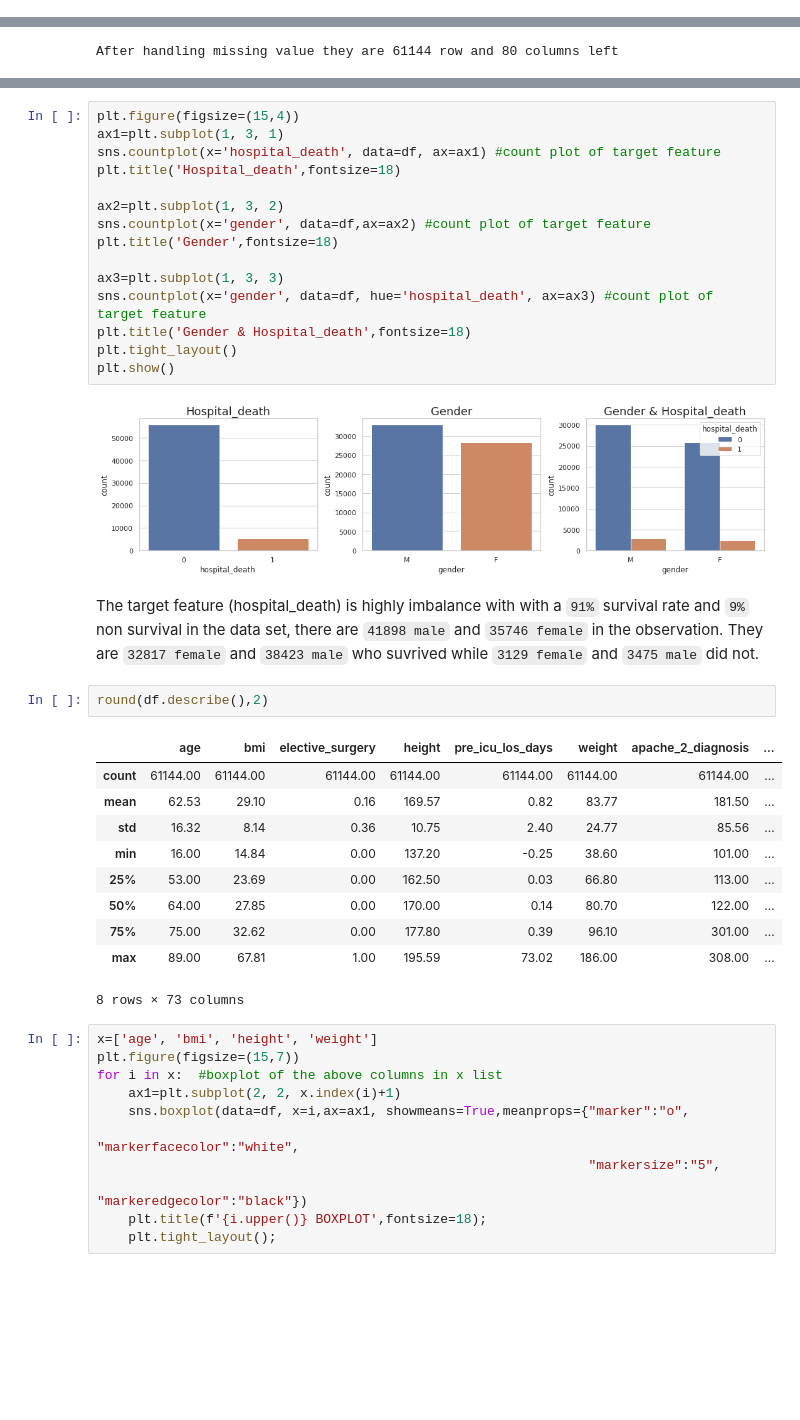
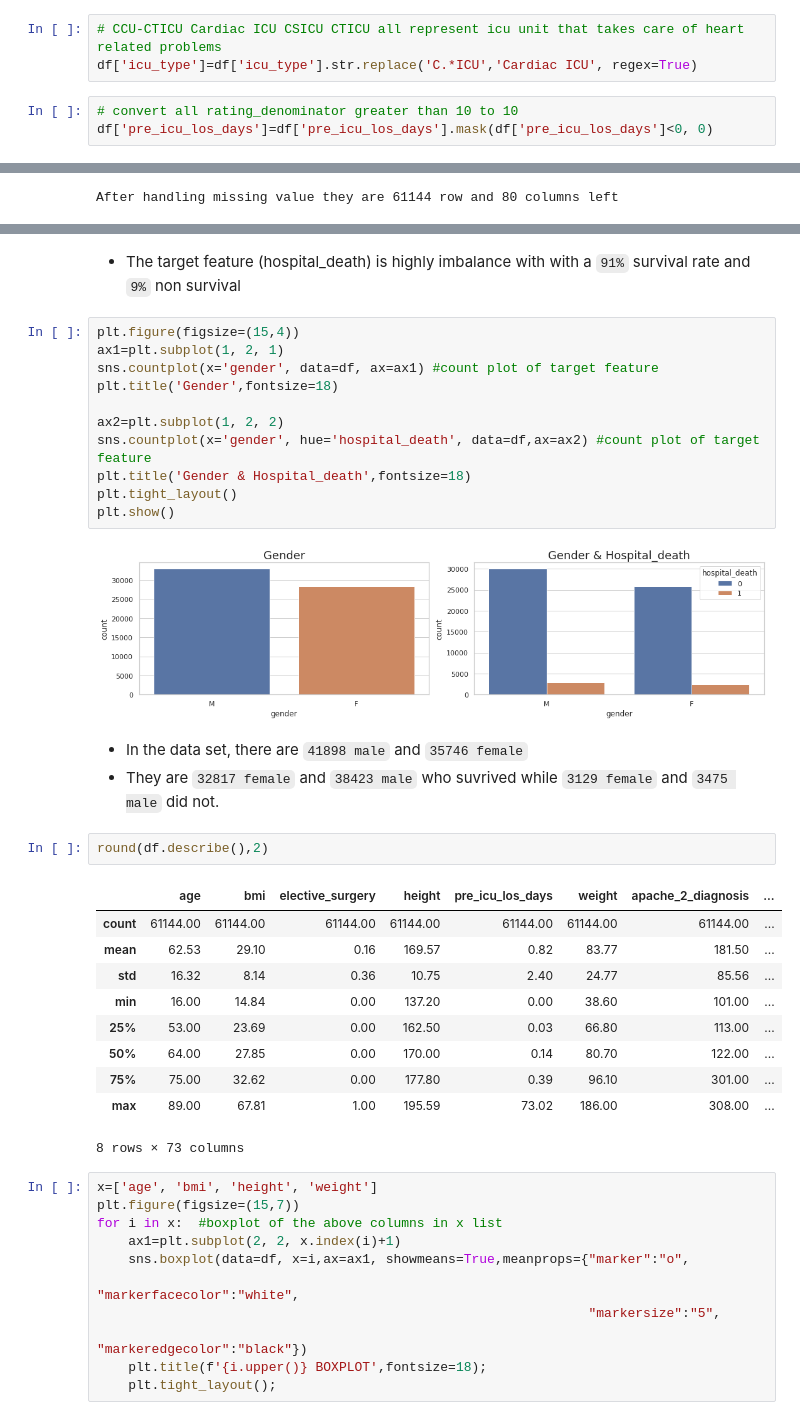
Before and after one commit to Sachimugu/ICU-survival, a Jupyter notebook: Notebook/1_Data_Wranglin_and_Analysis.ipynb, the cells around one changed output, grey strips where cells are left out. Cells and saved outputs as stored; diff of their text form; blank space fills up the shorter version.

````diff
--- a/Notebook/1_Data_Wranglin_and_Analysis.ipynb
+++ b/Notebook/1_Data_Wranglin_and_Analysis.ipynb
@@ -115,6 +115,12 @@ for i in columns:
 columns=['age','bmi','height','weight','resprate_apache','map_apache','d1_diasbp_noninvasive_max']
 for i in columns:
     df[i]=df[i].fillna(round(df[i].mean())) #fill the nan in the above columns with columns mean
+# %%
+# CCU-CTICU Cardiac ICU CSICU CTICU all represent icu unit that takes care of heart related problems
+df['icu_type']=df['icu_type'].str.replace('C.*ICU','Cardiac ICU', regex=True)
+# %%
+# convert all rating_denominator greater than 10 to 10
+df['pre_icu_los_days']=df['pre_icu_los_days'].mask(df['pre_icu_los_days']<0, 0)
 # %%
 #drop nan values in the below subset
 df=df.dropna(subset=['ethnicity','gender','icu_admit_source','apache_2_diagnosis',
@@ -133,22 +149,21 @@ After handling missing value they are 61144 row and 80 columns left
+# %% [markdown]
+- The target feature (hospital_death) is highly imbalance with with a ```91%``` survival rate and ```9%``` non survival
 # %%
 plt.figure(figsize=(15,4))
-ax1=plt.subplot(1, 3, 1)
-sns.countplot(x='hospital_death', data=df, ax=ax1) #count plot of target feature
-plt.title('Hospital_death',fontsize=18)
-
-ax2=plt.subplot(1, 3, 2)
-sns.countplot(x='gender', data=df,ax=ax2) #count plot of target feature
+ax1=plt.subplot(1, 2, 1)
+sns.countplot(x='gender', data=df, ax=ax1) #count plot of target feature
 plt.title('Gender',fontsize=18)
 
-ax3=plt.subplot(1, 3, 3)
-sns.countplot(x='gender', data=df, hue='hospital_death', ax=ax3) #count plot of target feature
+ax2=plt.subplot(1, 2, 2)
+sns.countplot(x='gender', hue='hospital_death', data=df,ax=ax2) #count plot of target feature
 plt.title('Gender & Hospital_death',fontsize=18)
 plt.tight_layout()
 plt.show()
 # %% [output]
-[figure, old version]
+[figure, new version]
 # %% [markdown]
-The target feature (hospital_death) is highly imbalance with with a ```91%``` survival rate and ```9%``` non survival in the data set, there are ```41898 male``` and ```35746 female``` in the observation. They are ```32817 female``` and  ```38423 male``` who suvrived while ```3129 female``` and ```3475 male``` did not.
+- In the data set, there are ```41898 male``` and ```35746 female```
+- They are ```32817 female``` and  ```38423 male``` who suvrived while ```3129 female``` and ```3475 male``` did not.
 # %%
 round(df.describe(),2)
 # %% [output]
@@ -156,7 +171,7 @@ round(df.describe(),2)
 | count | 61144.00 | 61144.00 | 61144.00 | 61144.00 | 61144.00 | 61144.00 | 61144.00 | ... |
 | mean | 62.53 | 29.10 | 0.16 | 169.57 | 0.82 | 83.77 | 181.50 | ... |
 | std | 16.32 | 8.14 | 0.36 | 10.75 | 2.40 | 24.77 | 85.56 | ... |
-| min | 16.00 | 14.84 | 0.00 | 137.20 | -0.25 | 38.60 | 101.00 | ... |
+| min | 16.00 | 14.84 | 0.00 | 137.20 | 0.00 | 38.60 | 101.00 | ... |
 | 25% | 53.00 | 23.69 | 0.00 | 162.50 | 0.03 | 66.80 | 113.00 | ... |
 | 50% | 64.00 | 27.85 | 0.00 | 170.00 | 0.14 | 80.70 | 122.00 | ... |
 | 75% | 75.00 | 32.62 | 0.00 | 177.80 | 0.39 | 96.10 | 301.00 | ... |
````
Also changed, not shown: parts of 71 cells of this notebook, 10 other files.
